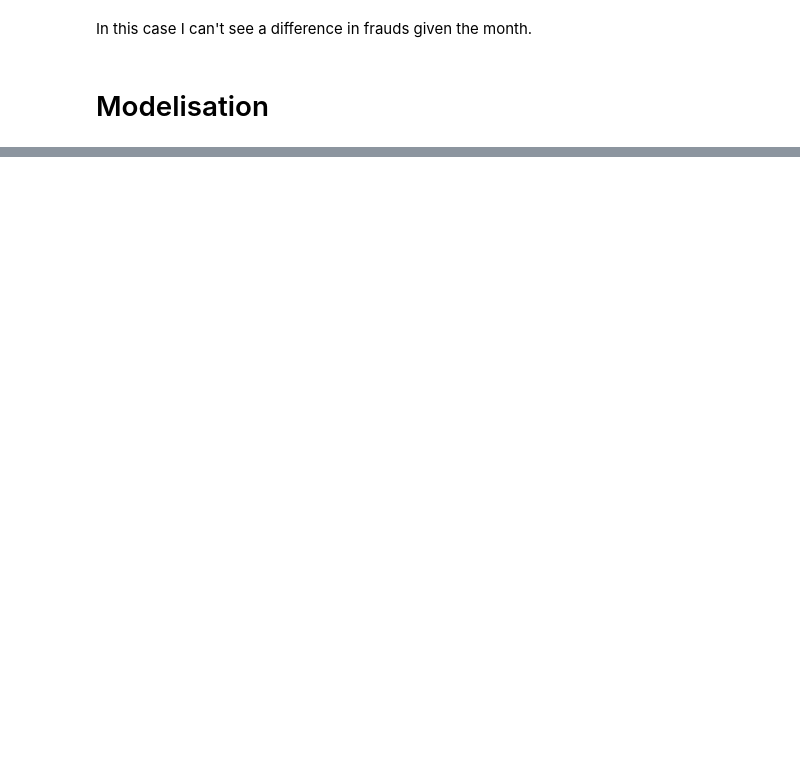
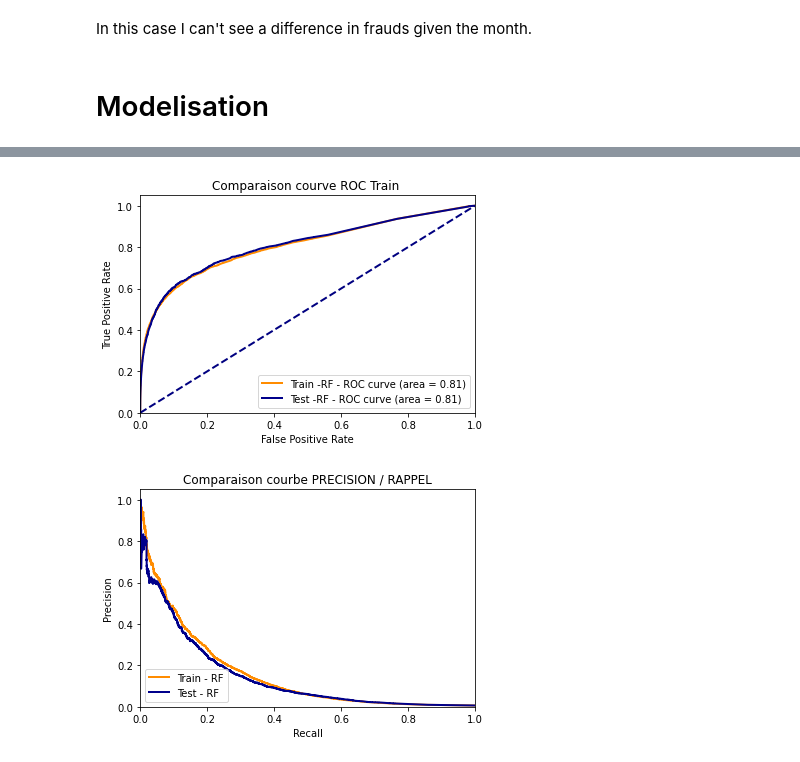
Before and after one commit to AleMax2/Scoring, a Jupyter notebook: Scoring .ipynb, the cells around one changed output, grey strips where cells are left out. Saved outputs shown, nothing was run; the diff lists cells and outputs as text; code cells hidden in the pictures; blank space fills up the shorter version.

```diff
--- a/Scoring .ipynb
+++ b/Scoring .ipynb
@@ -380,3 +383,4 @@ In this case I can't see a difference in frauds given the month.
 # Modelisation
 # %%
 X_train = X_train.drop(columns=["Heure","Month"]) # Can be held eventually
+X_test = X_test.drop(columns=["Heure","Month"]) # Can be held eventually
@@ -382,0 +512,3 @@ X_train = X_train.drop(columns=["Heure","Month"]) # Can be held eventually
+# %%
+X_train2 = X_train.drop(columns=["Pays_ris"]) # Can be held eventually
+X_test2 = X_test.drop(columns=["Pays_ris"]) # Can be held eventually
@@ -382,0 +550,55 @@ X_train = X_train.drop(columns=["Heure","Month"]) # Can be held eventually
+# %%
+rf_clf = RandomForestClassifier(**opt.best_params_)
+
+rf_clf.fit(X_train2,Y_train)
+
+#Calcul des métriques
+
+fpr_train_RF, tpr_train_RF, thresholds_train_RF = roc_curve(Y_train, rf_clf.predict_proba(X_train2)[:,1])
+roc_auc_train_RF = auc(fpr_train_RF, tpr_train_RF)
+
+fpr_test_RF, tpr_test_RF, thresholds_test_RF = roc_curve(Y_test, rf_clf.predict_proba(X_test2)[:,1])
+roc_auc_test_RF = auc(fpr_test_RF, tpr_test_RF)
+
+plt.figure()
+lw = 2
+plt.plot(fpr_train_RF, tpr_train_RF, color='darkorange',
+         lw=lw, label='Train -RF - ROC curve (area = %0.2f)' % roc_auc_train_RF)
+plt.plot(fpr_test_RF, tpr_test_RF, color='darkblue',
+         lw=lw, label='Test -RF - ROC curve (area = %0.2f)' % roc_auc_test_RF)
+
+plt.plot([0, 1], [0, 1], color='navy', lw=lw, linestyle='--')
+plt.xlim([0.0, 1.0])
+plt.ylim([0.0, 1.05])
+plt.xlabel('False Positive Rate')
+plt.ylabel('True Positive Rate')
+plt.title('Comparaison courve ROC Train ')
+plt.legend(loc="lower right")
+plt.show()
+
+
+
+### COURBES PRECISION RAPPEL
+
+precision_train_RF, recall_train_RF, thresholds_train_RF = precision_recall_curve(Y_train,
+                                                                         rf_clf.predict_proba(X_train2)[:,1])
+
+precision_test_RF, recall_test_RF, thresholds_test_RF = precision_recall_curve(Y_test,
+                                                                         rf_clf.predict_proba(X_test2)[:,1])
+
+plt.figure()
+lw = 2
+plt.plot(recall_train_RF,precision_train_RF, color='darkorange',
+         lw=lw, label='Train - RF')
+plt.plot(recall_test_RF,precision_test_RF, color='darkblue',
+         lw=lw, label='Test - RF')
+plt.xlim([0.0, 1.0])
+plt.ylim([0.0, 1.05])
+plt.xlabel('Recall')
+plt.ylabel('Precision')
+plt.title('Comparaison courbe PRECISION / RAPPEL')
+plt.legend(loc="lower left")
+plt.show()
+# %% [output]
+[figure, added]
+[figure, added]
```
Also changed, not shown: parts of 24 cells of this notebook.
